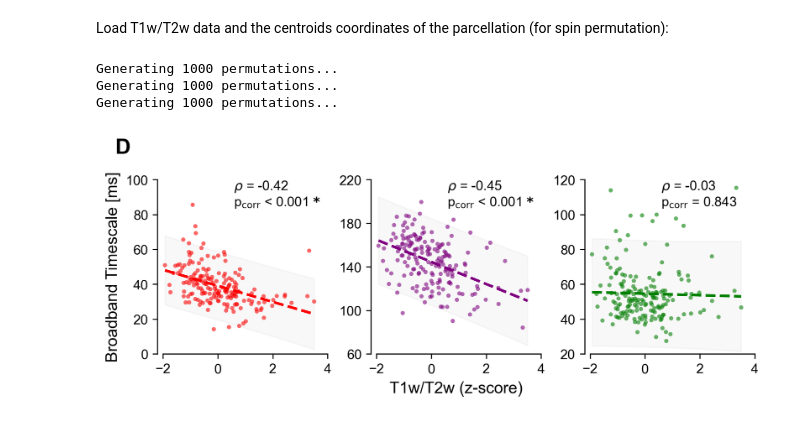
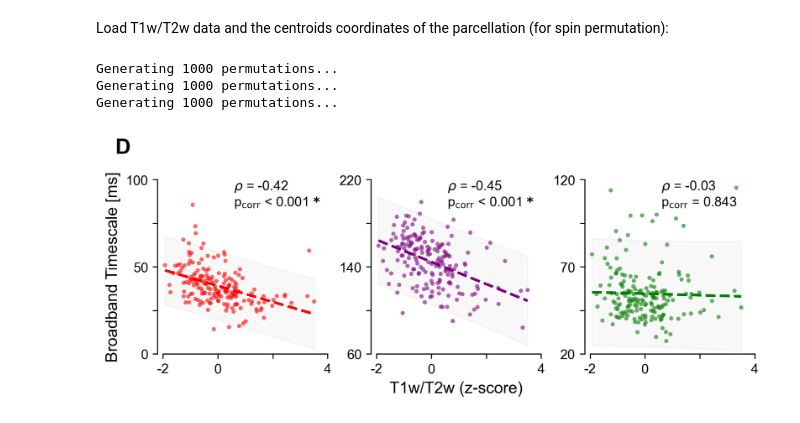
Before and after one commit to cusinatr/MNI-Analysis, a Jupyter notebook: Analysis/Figures/Fig_broadband.ipynb, the cells around one changed output. Drawn from its saved outputs; the diff is of its cells as text; code cells hidden in the pictures.

```diff
--- a/Analysis/Figures/Fig_broadband.ipynb
+++ b/Analysis/Figures/Fig_broadband.ipynb
@@ -160,7 +163,7 @@ axs[0].set_ylabel("Broadband Timescale [ms]", fontsize=plots.fsize.LABEL_SIZE)
 axs[0].set_ylim(0, 200)
 axs[0].set_yticks(
     [0, 50, 100, 150, 200],
-    labels=[0, 50, 100, 150, 200],
+    labels=[0, "", 100, "", 200],
     fontsize=plots.fsize.TICK_SIZE,
 )
 axs[0].set_xticks(
@@ -207,7 +210,7 @@ axs[1].yaxis.tick_right()
 axs[1].set_ylim(0, 120)
 axs[1].set_yticks(
     [0, 30, 60, 90, 120],
-    labels=[0, 30, 60, 90, 120],
+    labels=[0, "", 60, "", 120],
     fontsize=plots.fsize.TICK_SIZE,
 )
 axs[1].set_xticks(
@@ -310,8 +313,22 @@ Load T1w/T2w data and the centroids coordinates of the parcellation (for spin pe
 df_struct = pd.read_csv(data_path.joinpath("Data", "Raw", "df_structural_avg.csv"), index_col=0)
 map_coords = pd.read_csv(data_path.joinpath("Data", "Parcellation", "mmp_centroids_coords.csv"), index_col=0)
 # %%
+xlabel = "T1w/T2w (z-score)"
+ylabel = "Broadband Timescale [ms]"
 xlims = (-2.2, 4)
+xticks = [-2, 0, 2, 4]
+xtick_labels = [-2, 0, "", 4]
 ylims_stages = {"W": (0, 100), "N2": (45, 125), "N3": (60, 220), "R": (20, 120)}
+yticks = (
+    np.arange(0, 101, 25),
+    np.arange(60, 221, 40),
+    np.arange(20, 121, 25)
+    )
+ytick_labels = (
+    [0, "", 50, "", 100],
+    [60, "", 140, "", 220],
+    [20, "", 70, "", 120]
+    )
 
 fig, axs = plt.subplots(
     1, len(stages), figsize=plots._get_figsize_inches((17.4, 7)), dpi=300, layout="constrained"
@@ -333,40 +350,40 @@ for i, stage in enumerate(stages):
     rhos[stage] = rho
     p_corrs[stage] = p_corr
     rhos_boot[stage] = rho_boot
 
     # Plot
     axs[i] = plots.plot_corr(
         axs[i],
         x,
         y,
         rho,
         p_corr,
         markersize=10,
         xy_annot=(0.45, 0.85),
         color=stage_colors[stage],
-        xlabel="T1w/T2w (z-score)",
-        ylabel="Broadband Timescale [ms]",
+        xlabel="",
+        ylabel="",
         xlims=xlims,
         ylims=ylims_stages[stage],
     )
-    if i > 0:
-        axs[i].set_ylabel("", fontsize=0)
-    if i != 1:
-        axs[i].set_xlabel("", fontsize=0)
 
-    if stage == "N3":
-        axs[i].set_yticks(np.arange(60, 221, 40), labels=np.arange(60, 221, 40), fontsize=plots.fsize.TICK_SIZE)
+    # Set ticks
+    axs[i].set_xticks(xticks, labels=xtick_labels, fontsize=plots.fsize.TICK_SIZE)
+    axs[i].set_yticks(yticks[i], labels=ytick_labels[i], fontsize=plots.fsize.TICK_SIZE)
+    plots._format_spines(axs[i], s_bounds={"bottom": (-2, 4), "left": ylims_stages[stage]})
 
-    plots._format_spines(axs[i], s_bounds={"bottom": (-2, 4), "left": ylims_stages[stage]})
+# Plot customization
+axs[0].set_ylabel(ylabel, fontsize=plots.fsize.LABEL_SIZE)
+axs[1].set_xlabel(xlabel, fontsize=plots.fsize.LABEL_SIZE)
 
 # Annotate panel
 axs[0].text(-0.25, 1.15, "D", transform=axs[0].transAxes, size=16, weight='bold')
 
 # Save figure
 plots.save_figure(fig, fig_path.joinpath(f"tau_corr_struct.svg"))
 plt.show()
 # %% [output]
 Generating 1000 permutations...
 Generating 1000 permutations...
 Generating 1000 permutations...
-[figure, old version]
+[figure, new version]
```
Also changed, not shown: parts of 2 cells of this notebook, 4 other files.
